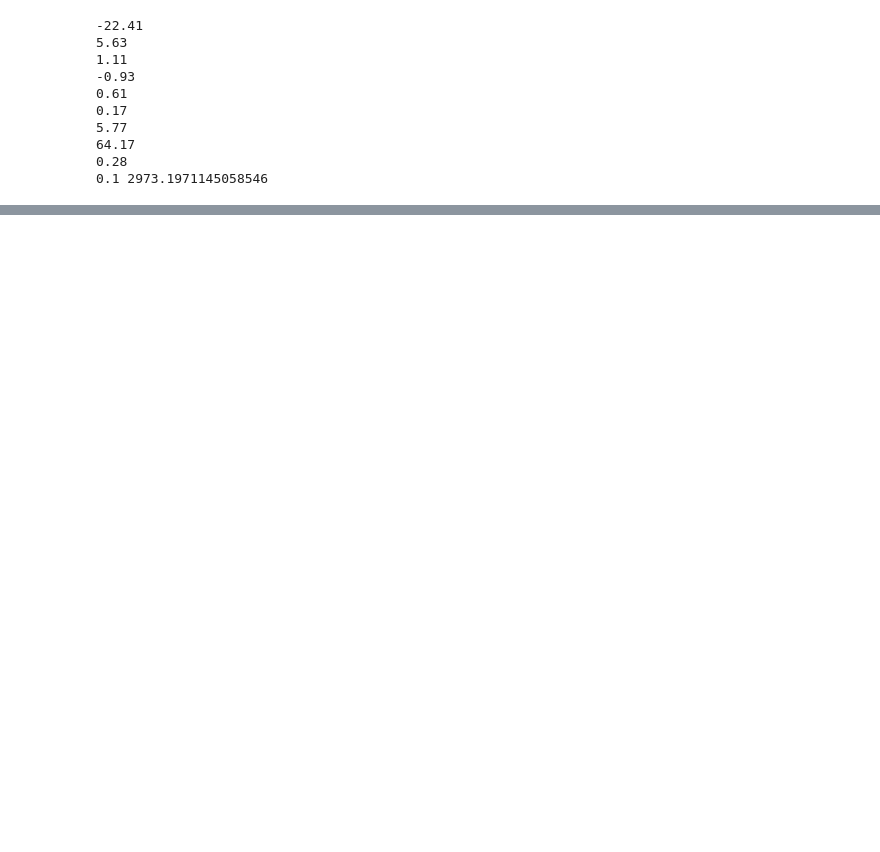
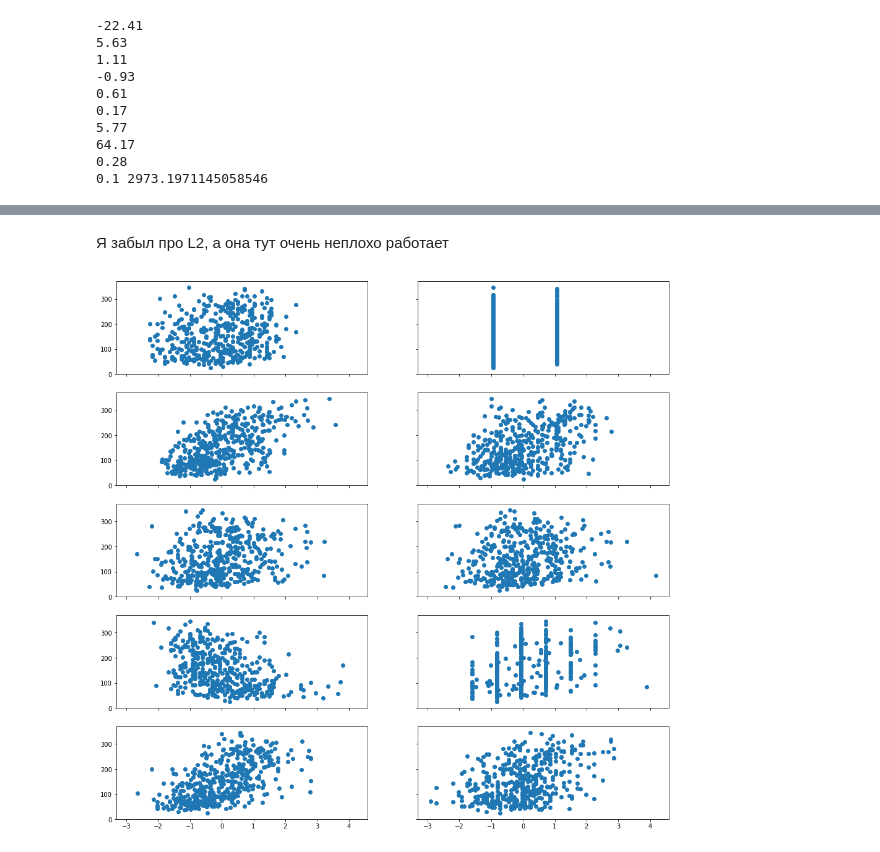
Before and after one commit to KiK0S/tink, a Jupyter notebook: mldl/0610/Task3.ipynb, the cells around one changed output, grey strips where cells are left out. Cells and saved outputs as stored; diff of their text form; code cells hidden in the pictures; blank space fills up the shorter version.

```diff
--- a/mldl/0610/Task3.ipynb
+++ b/mldl/0610/Task3.ipynb
@@ -623,0 +605,2 @@ calc()
+# %% [markdown]
+Я забыл про L2, а она тут очень неплохо работает
@@ -623,0 +612,3 @@ calc()
+# %%
+X = old_X
+X = X.values
@@ -623,0 +617,9 @@ calc()
+# %%
+fig, axes = plt.subplots(5, 2, sharex=True, sharey=True, figsize=(16, 16))
+cnt = 0
+for s in range(len(X[0])):
+    axes[cnt // 2][cnt % 2].scatter(list(X[:,s]), list(y))
+    cnt += 1
+plt.show()
+# %% [output]
+[figure, added]
```
Also changed, not shown: parts of 38 cells of this notebook.
